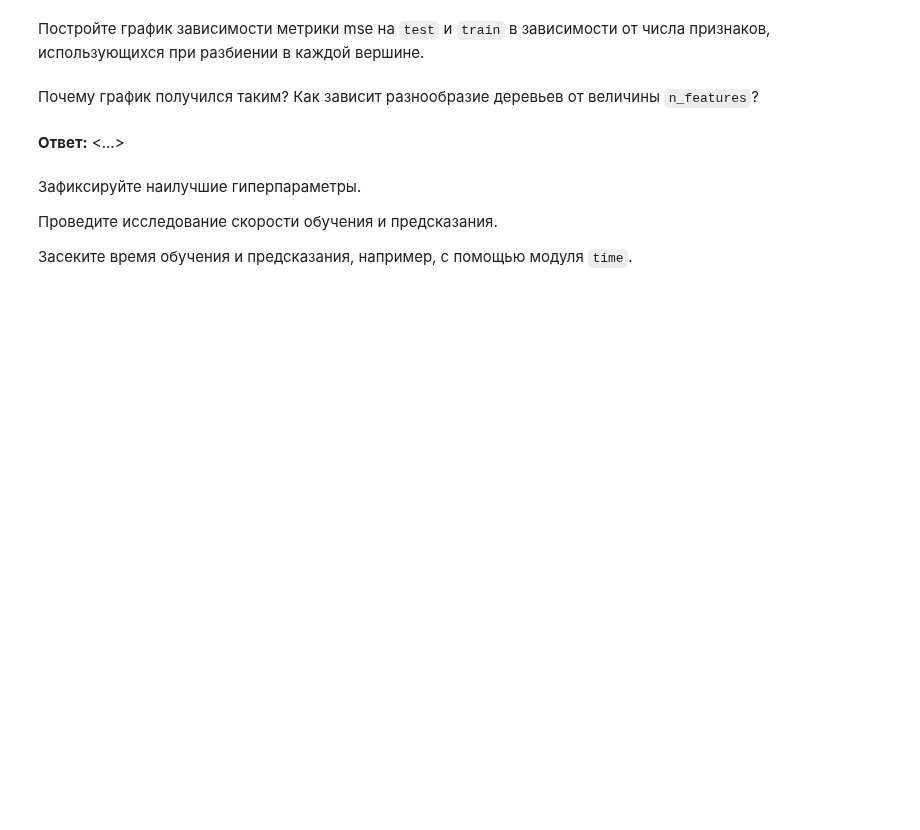
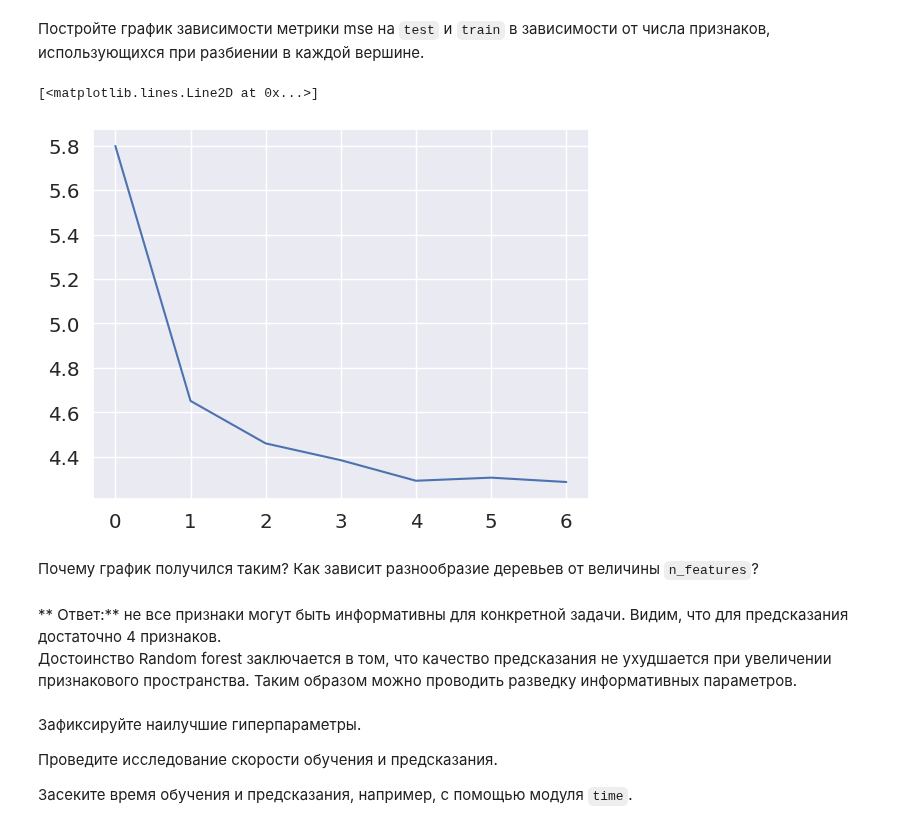
Before and after one commit to NMashalov/2023_OpenMipt_course, a Jupyter notebook: lesson6/dz6.ipynb, the cells around one changed output. Saved outputs shown, nothing was run; the diff lists cells and outputs as text; code cells hidden in the pictures; blank space fills up the shorter version.

```diff
--- a/lesson6/dz6.ipynb
+++ b/lesson6/dz6.ipynb
@@ -136,0 +220,2 @@ X_train, X_test, y_train, y_test = <...>
+# %%
+tree_gridsearch.fit(X_train,y_train)
@@ -143,7 +234,7 @@ X_train, X_test, y_train, y_test = <...>
 # %% [markdown]
 Зафиксируем эти оптимальные значения параметров и в дальнейшим будем их использовать.
 # %%
-max_depth = <...>
-n_estimators = <...>
+max_depth = 8
+n_estimators = 40
 # %% [markdown]
 Оценим качество предсказаний обученного решающего леса.
@@ -151,0 +241,3 @@ n_estimators = <...>
+# %%
+estimator=RandomForestRegressor(max_depth = max_depth,n_estimators = n_estimators )
+MSE(estimator.fit(X_train,y_train).predict(X_test),y_test)
@@ -157,0 +250,9 @@ n_estimators = <...>
+# %%
+from itertools import chain, combinations
+
+def powerset(iterable):
+    "powerset([1,2,3]) --> () (1,) (2,) (3,) (1,2) (1,3) (2,3) (1,2,3)"
+    s = list(iterable)  # allows duplicate elements
+    return list(map(list,chain.from_iterable(combinations(s, r) for r in range(1,len(s)+1))))
+
+c = [(combo,MSE(estimator.fit(X_train[combo],y_train).predict(X_test[combo]),y_test)) for combo in tqdm(powerset(X_train.columns))]
@@ -162,7 +281,14 @@ n_estimators = <...>
+# %%
+# находим лучший accuracy при фиксированном размере признакового пространства
+plt.plot([min([item[1] for item in c if len(item[0])==feat_dim]) for feat_dim in range(1,8)])
+# %% [output]
+[<matplotlib.lines.Line2D at 0x...>]
+[figure, added]
 # %% [markdown]
 Почему график получился таким? Как зависит разнообразие деревьев от величины `n_features`?
-# %% [markdown]
-**Ответ:** <...>
+# %% [markdown]
+** Ответ:** не все признаки могут быть информативны для конкретной задачи. Видим, что для предсказания достаточно 4 признаков. \
+Достоинство Random forest заключается в том, что качество предсказания не ухудшается при увеличении признакового пространства. Таким образом можно проводить разведку информативных параметров.
 # %% [markdown]
 Зафиксируйте наилучшие гиперпараметры.
 
```
Also changed, not shown: parts of 35 cells of this notebook.
